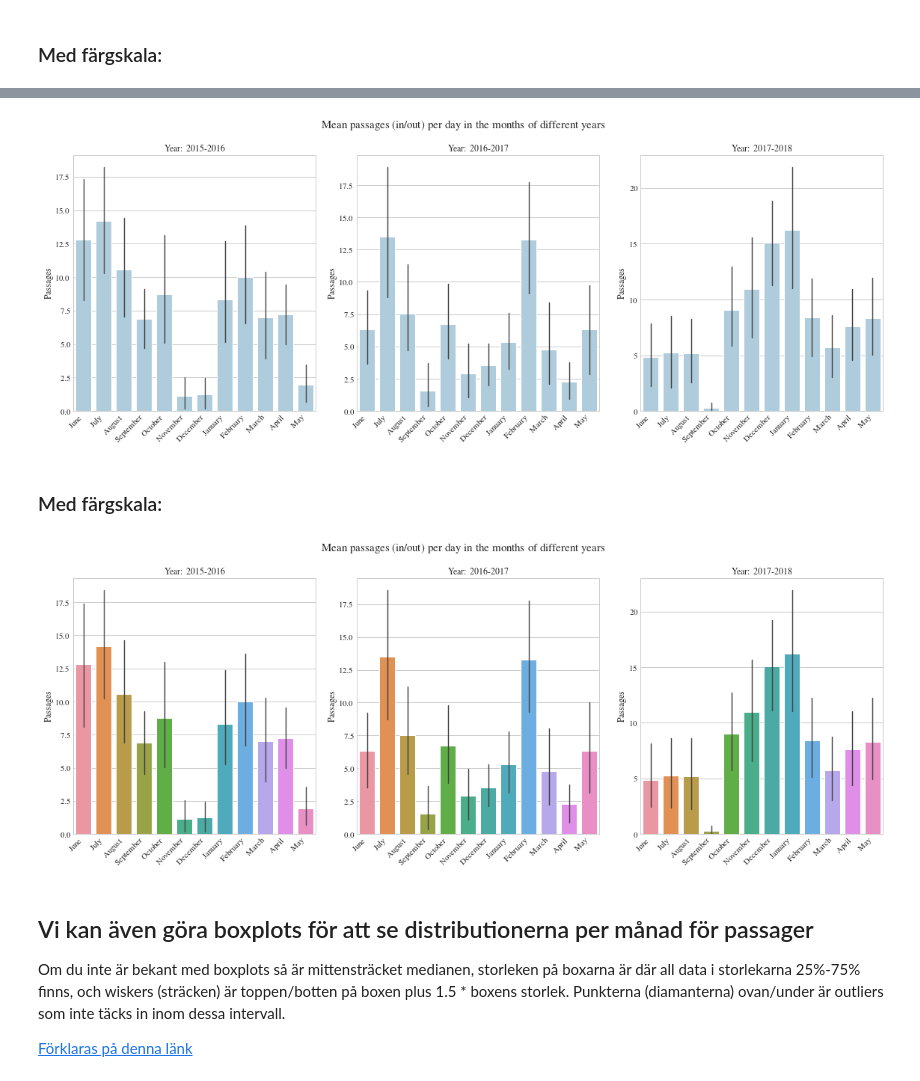
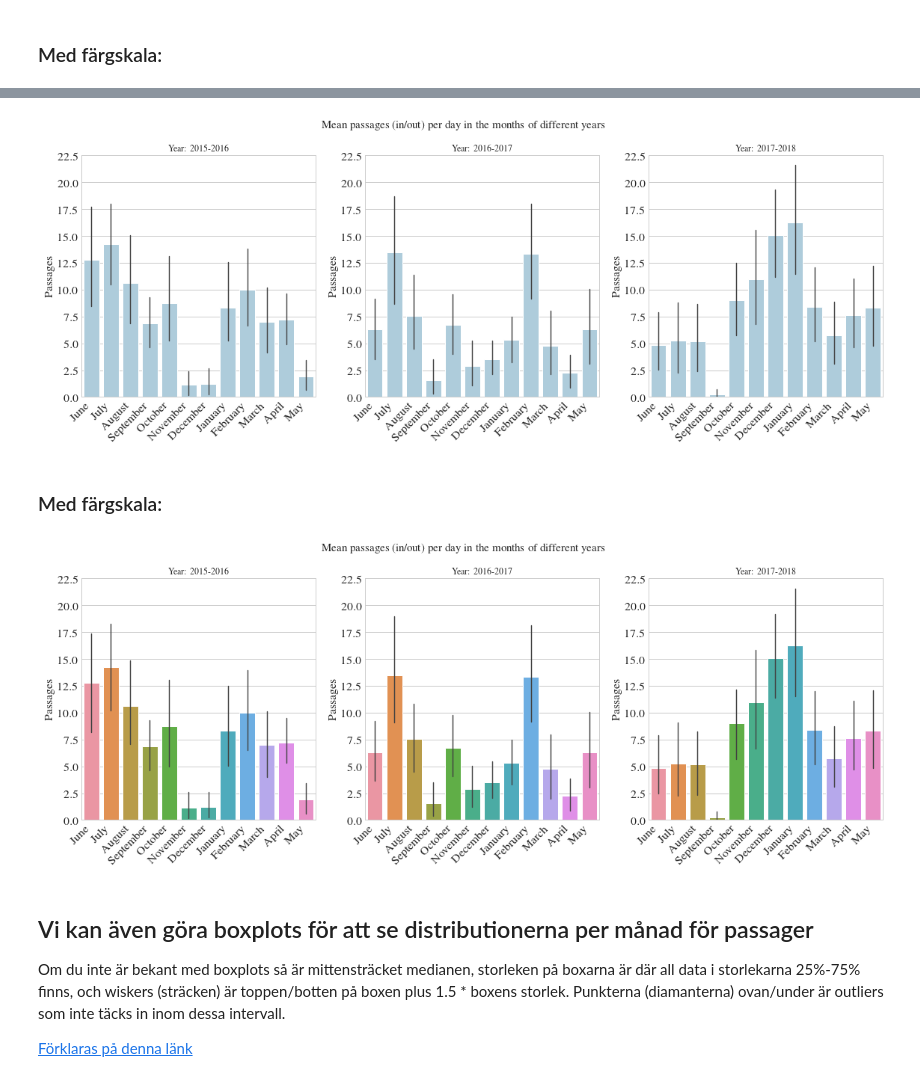
Before and after one commit to maxlund/johannas, a Jupyter notebook: sveas_times.ipynb, the cells around one changed output, grey strips where cells are left out. Drawn from its saved outputs; the diff is of its cells as text; code cells hidden in the pictures.

```diff
--- a/sveas_times.ipynb
+++ b/sveas_times.ipynb
@@ -677,6 +677,7 @@ fig.suptitle(
     fontsize=15,
     y=1.04
 )
+
 for ax, y_df in zip(axes, year_dfs):
     sns.barplot(x='proper_month',
             y='passage',
@@ -686,11 +687,13 @@ for ax, y_df in zip(axes, year_dfs):
             ax=ax)
     this_year = '-'.join(y_df['year'].unique())
     ax.set_xlabel('')
-    ax.set_ylabel('Passages')
+    ax.set_ylabel('Passages', fontsize=16)
     ax.set_title(
-        f'Year: {this_year}', fontsize=14)
+        f'Year: {this_year}', fontsize=16)
     labels = ax.xaxis.get_majorticklabels()
-    ax.set_xticklabels(labels, rotation=45, ha='right', minor=False)
+    ax.set_xticklabels(labels, rotation=45, ha='right', minor=False, fontsize=16)
+    ax.tick_params(axis='both', which='major', labelsize=16)
+    ax.set_ylim([0, 37.5])
     #ax.xaxis.set_tick_params(rotation=45)
 
 plt.tight_layout()
@@ -706,6 +709,7 @@ fig.suptitle(
     fontsize=15,
     y=1.04
 )
+
 for ax, y_df in zip(axes, year_dfs):
     sns.barplot(x='proper_month',
             y='passage',
@@ -714,11 +718,13 @@ for ax, y_df in zip(axes, year_dfs):
             ax=ax)
     this_year = '-'.join(y_df['year'].unique())
     ax.set_xlabel('')
-    ax.set_ylabel('Passages')
+    ax.set_ylabel('Passages', fontsize=16)
     ax.set_title(
-        f'Year: {this_year}', fontsize=14)
+        f'Year: {this_year}', fontsize=16)
     labels = ax.xaxis.get_majorticklabels()
-    ax.set_xticklabels(labels, rotation=45, ha='right', minor=False)
+    ax.set_xticklabels(labels, rotation=45, ha='right', minor=False, fontsize=16)
+    ax.tick_params(axis='both', which='major', labelsize=16)
+    ax.set_ylim([0, 37.5])
     #ax.xaxis.set_tick_params(rotation=45)
 
 plt.tight_layout()
@@ -808,44 +814,48 @@ for ax, y_df in zip(axes, year_dfs):
             ax=ax)
     this_year = '-'.join(y_df['year'].unique())
     ax.set_xlabel('')
-    ax.set_ylabel('Passages')
+    ax.set_ylabel('Passages', fontsize=16)
     ax.set_title(
         f'Year: {this_year}')
     labels = ax.xaxis.get_majorticklabels()
-    ax.set_xticklabels(labels, rotation=45, ha='right', minor=False)
+    ax.set_xticklabels(labels, rotation=45, ha='right', minor=False, fontsize=16)
+    ax.tick_params(axis='both', which='major', labelsize=16)
+    ax.set_ylim([0, 22.5])
     #ax.xaxis.set_tick_params(rotation=45)
 
 plt.tight_layout()
 # %% [output]
-[figure, old version]
+[figure, new version]
 # %% [markdown]
 ### Med färgskala:
 # %%
 fig, axes = plt.subplots(1,3, figsize=(16,6))
 axes = axes.flatten()
 fig.suptitle(
     'Mean passages (in/out) per day in the months of different years',
     fontsize=15,
     y=1.04
 )
 for ax, y_df in zip(axes, year_dfs):
     sns.barplot(x='proper_month',
             y='passage',
             data=y_df,
             ci=95,
             ax=ax)
     this_year = '-'.join(y_df['year'].unique())
     ax.set_xlabel('')
-    ax.set_ylabel('Passages')
+    ax.set_ylabel('Passages', fontsize=16)
     ax.set_title(
         f'Year: {this_year}')
     labels = ax.xaxis.get_majorticklabels()
-    ax.set_xticklabels(labels, rotation=45, ha='right', minor=False)
+    ax.set_xticklabels(labels, rotation=45, ha='right', minor=False, fontsize=16)
+    ax.tick_params(axis='both', which='major', labelsize=16)
+    ax.set_ylim([0, 22.5])
     #ax.xaxis.set_tick_params(rotation=45)
 
 plt.tight_layout()
 # %% [output]
-[figure, old version]
+[figure, new version]
 # %% [markdown]
 ## Vi kan även göra boxplots för att se distributionerna per månad för passager
 
```
Also changed, not shown: parts of 82 cells of this notebook.
